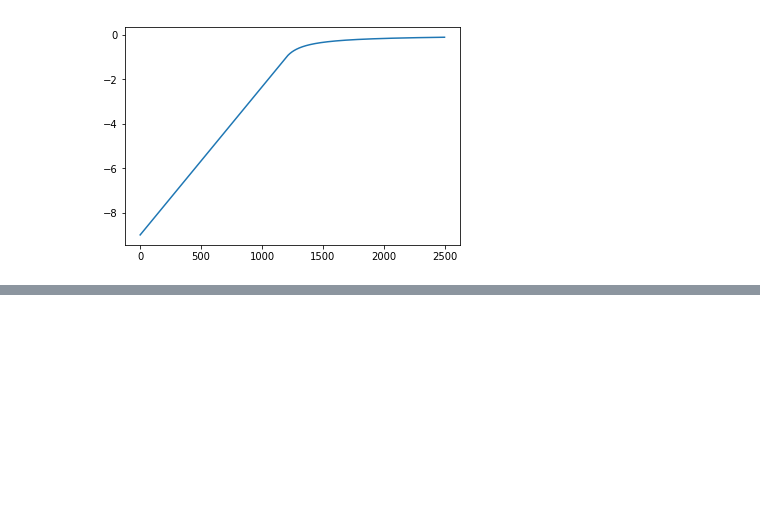
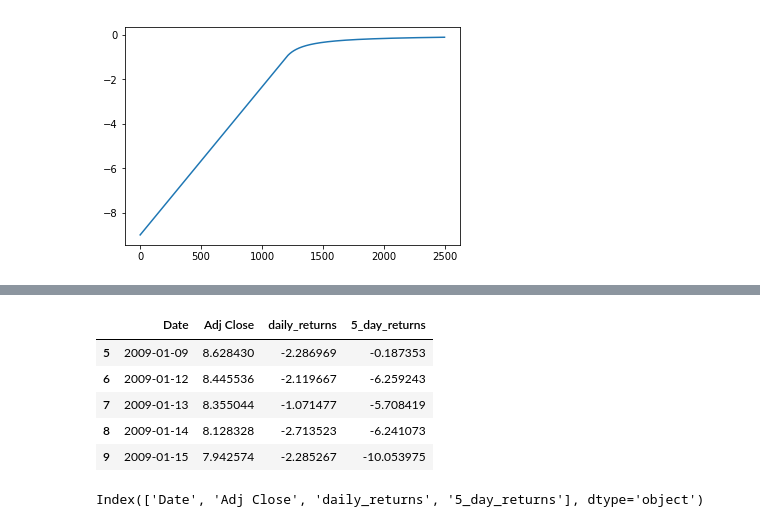
Before and after one commit to joshuap2613/MomentumTrading, a Jupyter notebook: Elo_Pairs_Trades/work.ipynb, the cells around one changed output, grey strips where cells are left out. Cells and saved outputs as stored; diff of their text form; code cells hidden in the pictures; blank space fills up the shorter version.

```diff
--- a/Elo_Pairs_Trades/work.ipynb
+++ b/Elo_Pairs_Trades/work.ipynb
@@ -324,0 +368,13 @@ plt.plot(ratings,changeInRatings)
+# %%
+aapl.head()
+# %% [output]
+|  | Date | Adj Close | daily_returns | 5_day_returns |
+| 5 | 2009-01-09 | 8.628430 | -2.286969 | -0.187353 |
+| 6 | 2009-01-12 | 8.445536 | -2.119667 | -6.259243 |
+| 7 | 2009-01-13 | 8.355044 | -1.071477 | -5.708419 |
+| 8 | 2009-01-14 | 8.128328 | -2.713523 | -6.241073 |
+| 9 | 2009-01-15 | 7.942574 | -2.285267 | -10.053975 |
+# %%
+aapl.columns
+# %% [output]
+Index(['Date', 'Adj Close', 'daily_returns', '5_day_returns'], dtype='object')
```
Also changed, not shown: parts of 9 cells of this notebook.
